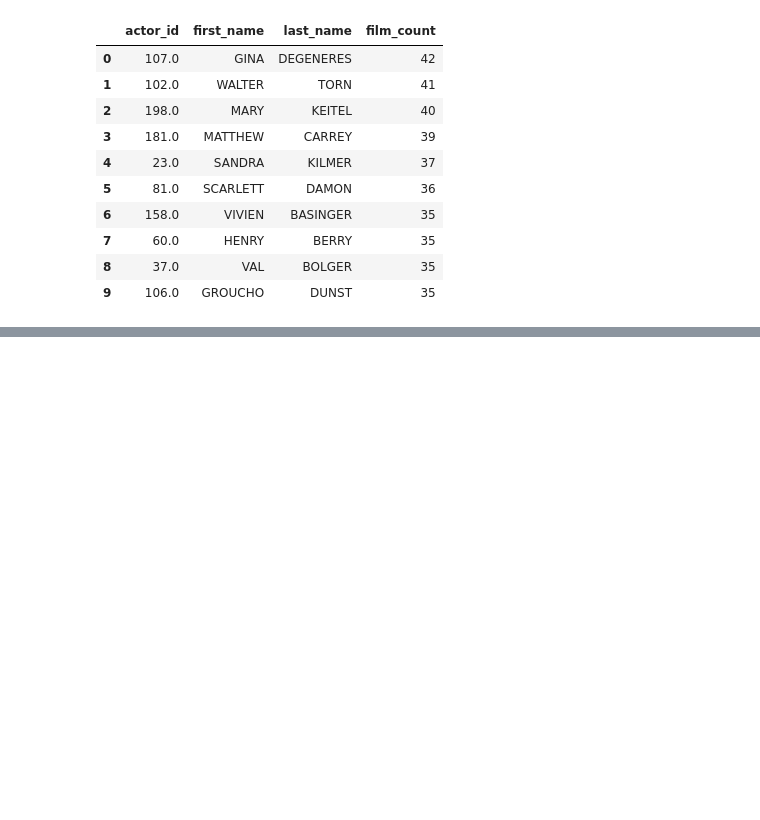
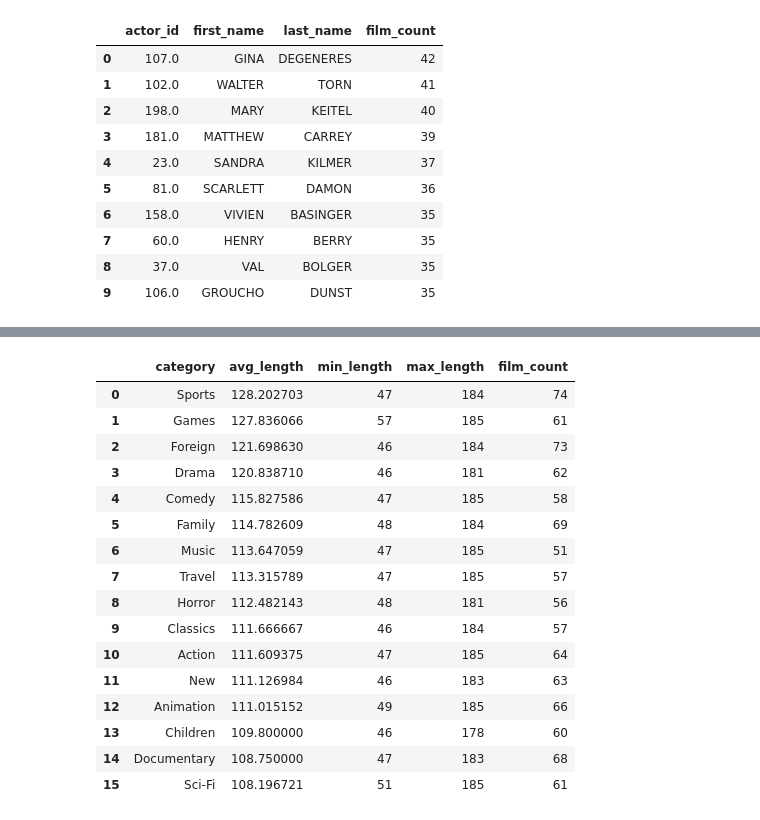
Before and after one commit to BigLurch/duckdb_sakila_handler, a Jupyter notebook: notebooks/eda_sakila.ipynb, the cells around one changed output, grey strips where cells are left out. Saved outputs shown, nothing was run; the diff lists cells and outputs as text; code cells hidden in the pictures; blank space fills up the shorter version.

Commit message:
Completed task 1f (category length, category revenue, length vs rentals)

```diff
--- a/notebooks/eda_sakila.ipynb
+++ b/notebooks/eda_sakila.ipynb
@@ -226,0 +251,35 @@ df_top_actors
+# %%
+query_f1 = """
+SELECT
+    c.name AS category,
+    AVG(f.length) AS avg_length,
+    MIN(f.length) AS min_length,
+    MAX(f.length) AS max_length,
+    COUNT(*) AS film_count
+FROM film AS f
+JOIN film_category AS fc ON f.film_id = fc.film_id
+JOIN category AS c ON c.category_id = fc.category_id
+GROUP BY c.name
+ORDER BY avg_length DESC;
+"""
+
+df_length_by_category = con.sql(query_f1).df()
+df_length_by_category
+# %% [output]
+|  | category | avg_length | min_length | max_length | film_count |
+| 0 | Sports | 128.202703 | 47 | 184 | 74 |
+| 1 | Games | 127.836066 | 57 | 185 | 61 |
+| 2 | Foreign | 121.698630 | 46 | 184 | 73 |
+| 3 | Drama | 120.838710 | 46 | 181 | 62 |
+| 4 | Comedy | 115.827586 | 47 | 185 | 58 |
+| 5 | Family | 114.782609 | 48 | 184 | 69 |
+| 6 | Music | 113.647059 | 47 | 185 | 51 |
+| 7 | Travel | 113.315789 | 47 | 185 | 57 |
+| 8 | Horror | 112.482143 | 48 | 181 | 56 |
+| 9 | Classics | 111.666667 | 46 | 184 | 57 |
+| 10 | Action | 111.609375 | 47 | 185 | 64 |
+| 11 | New | 111.126984 | 46 | 183 | 63 |
+| 12 | Animation | 111.015152 | 49 | 185 | 66 |
+| 13 | Children | 109.800000 | 46 | 178 | 60 |
+| 14 | Documentary | 108.750000 | 47 | 183 | 68 |
+| 15 | Sci-Fi | 108.196721 | 51 | 185 | 61 |
```
Also changed, not shown: parts of 9 cells of this notebook.
